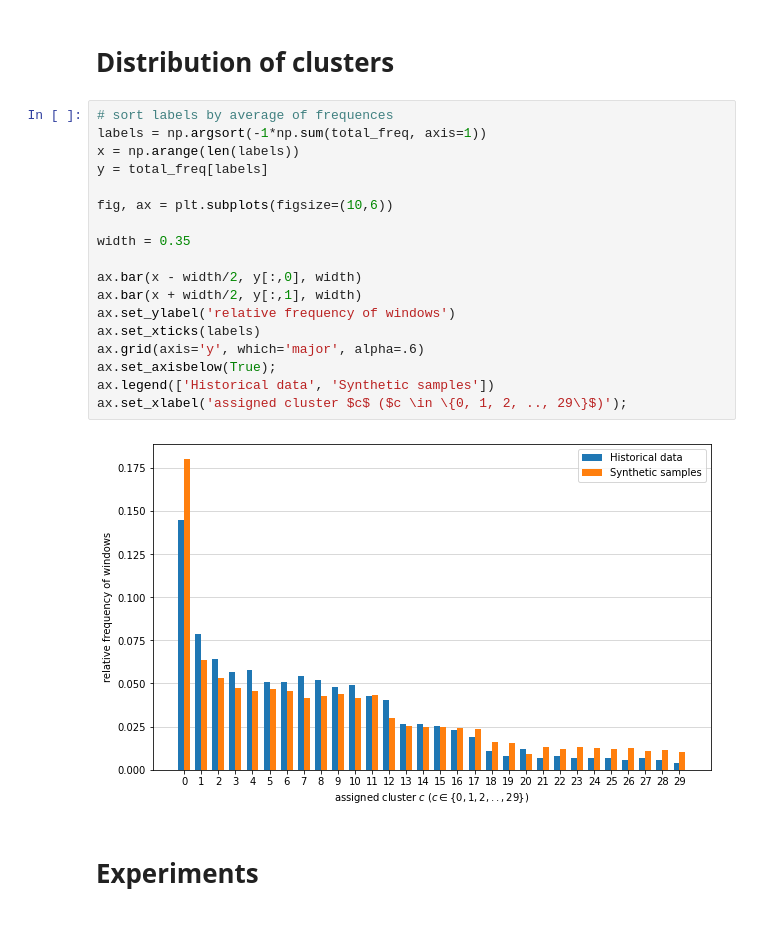
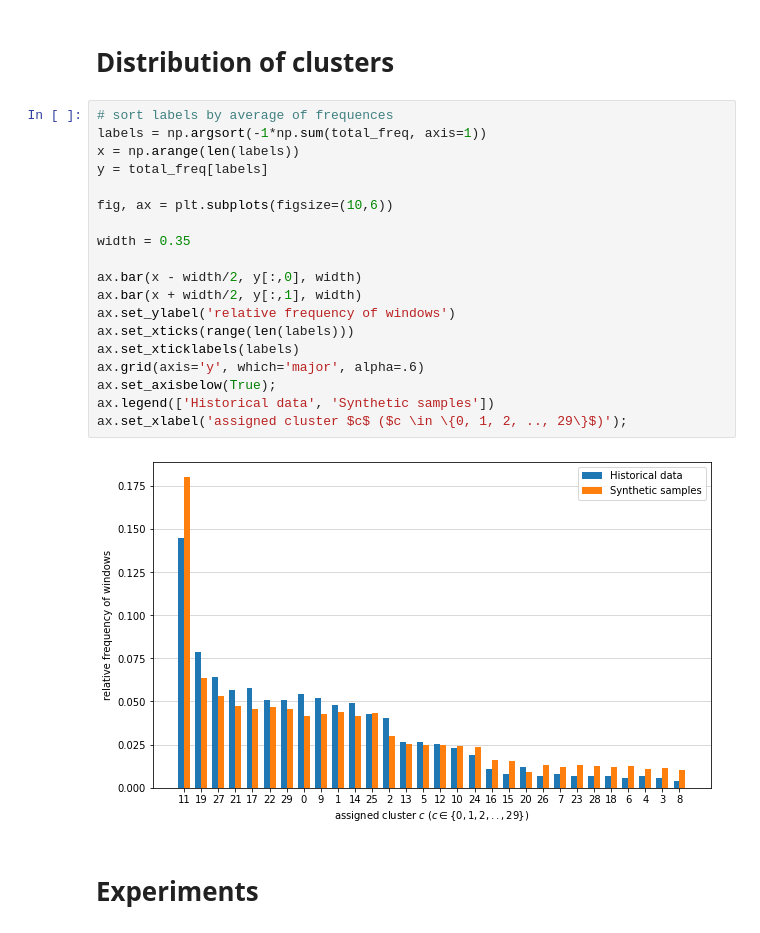
Before and after one commit to ICascha/QuantGANs-replication, a Jupyter notebook: mode_collapse_sp500.ipynb, the cells around one changed output. Drawn from its saved outputs; the diff is of its cells as text.

Commit message:
Fix barplot labels

```diff
--- a/mode_collapse_sp500.ipynb
+++ b/mode_collapse_sp500.ipynb
@@ -85,23 +85,24 @@ real_samples, synth_samples, real_bins, synth_bins, total_freq = clustering(real
 # %%
 # sort labels by average of frequences
 labels = np.argsort(-1*np.sum(total_freq, axis=1))
 x = np.arange(len(labels))
 y = total_freq[labels]
 
 fig, ax = plt.subplots(figsize=(10,6))
 
 width = 0.35
 
 ax.bar(x - width/2, y[:,0], width)
 ax.bar(x + width/2, y[:,1], width)
 ax.set_ylabel('relative frequency of windows')
-ax.set_xticks(labels)
+ax.set_xticks(range(len(labels)))
+ax.set_xticklabels(labels)
 ax.grid(axis='y', which='major', alpha=.6)
 ax.set_axisbelow(True);
 ax.legend(['Historical data', 'Synthetic samples'])
 ax.set_xlabel('assigned cluster $c$ ($c \in \{0, 1, 2, .., 29\}$)');
 # %% [output]
-[figure, old version]
+[figure, new version]
 # %% [markdown]
 # Experiments
 # %%
```
